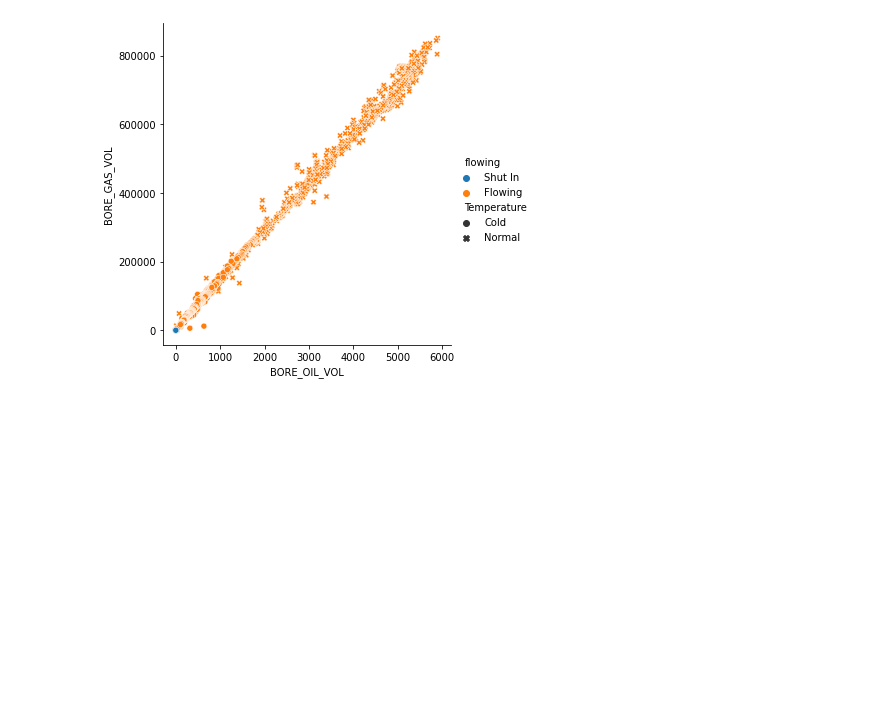
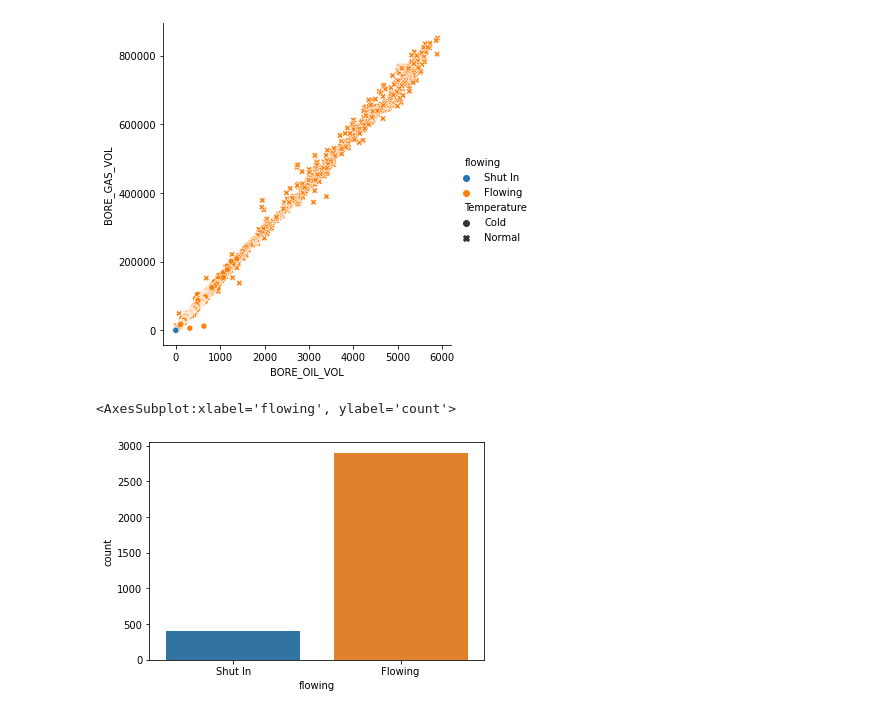
Before and after one commit to jaiyesh/diploma_ml_oandg, a Jupyter notebook: Day 12/Day 12.ipynb, the cells around one changed output. Saved outputs shown, nothing was run; the diff lists cells and outputs as text; code cells hidden in the pictures; blank space fills up the shorter version.

```diff
--- a/Day 12/Day 12.ipynb
+++ b/Day 12/Day 12.ipynb
@@ -355,0 +358,5 @@ sns.relplot(x=df_t["BORE_OIL_VOL"],y=df_t["BORE_GAS_VOL"],hue=df_t["flowing"],st
+# %%
+sns.countplot(x=df_t["flowing"])
+# %% [output]
+<AxesSubplot:xlabel='flowing', ylabel='count'>
+[figure, added]
```
Also changed, not shown: parts of 27 cells of this notebook.
